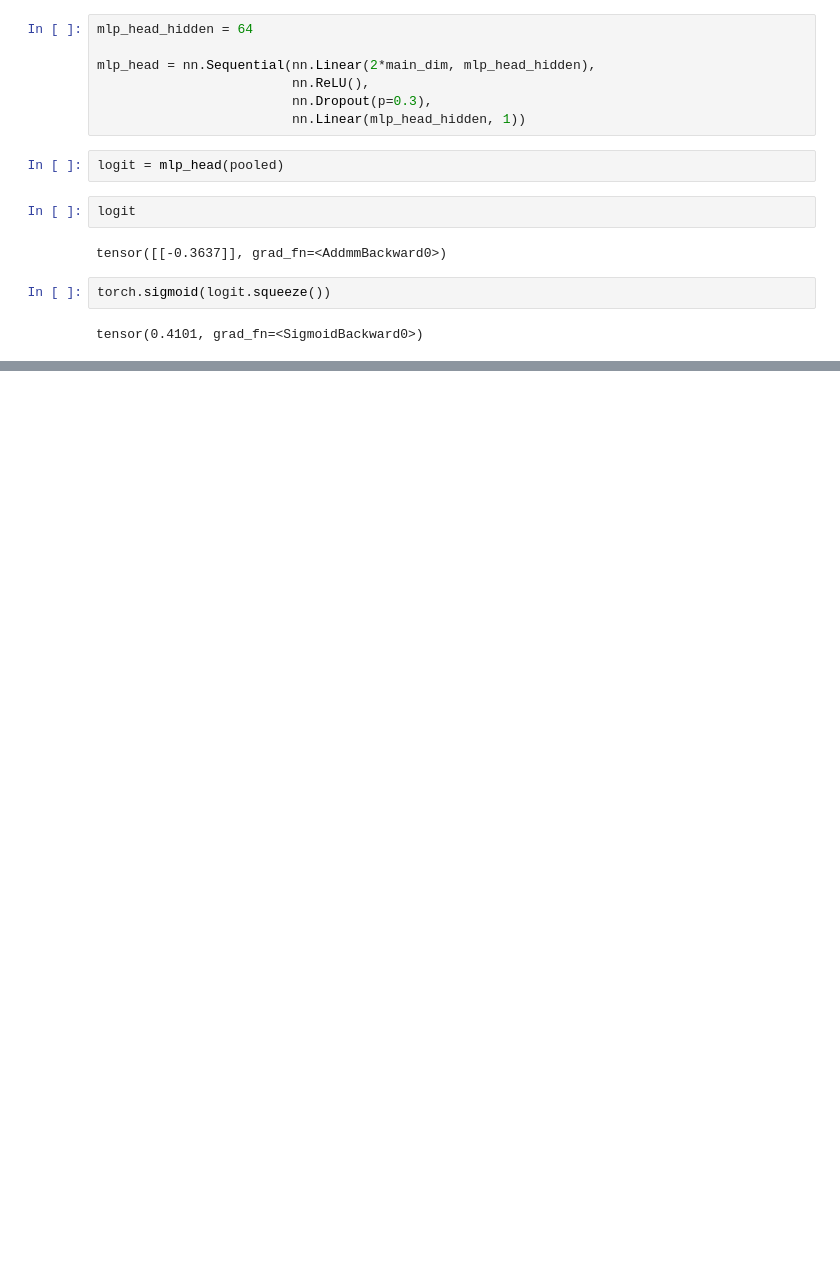
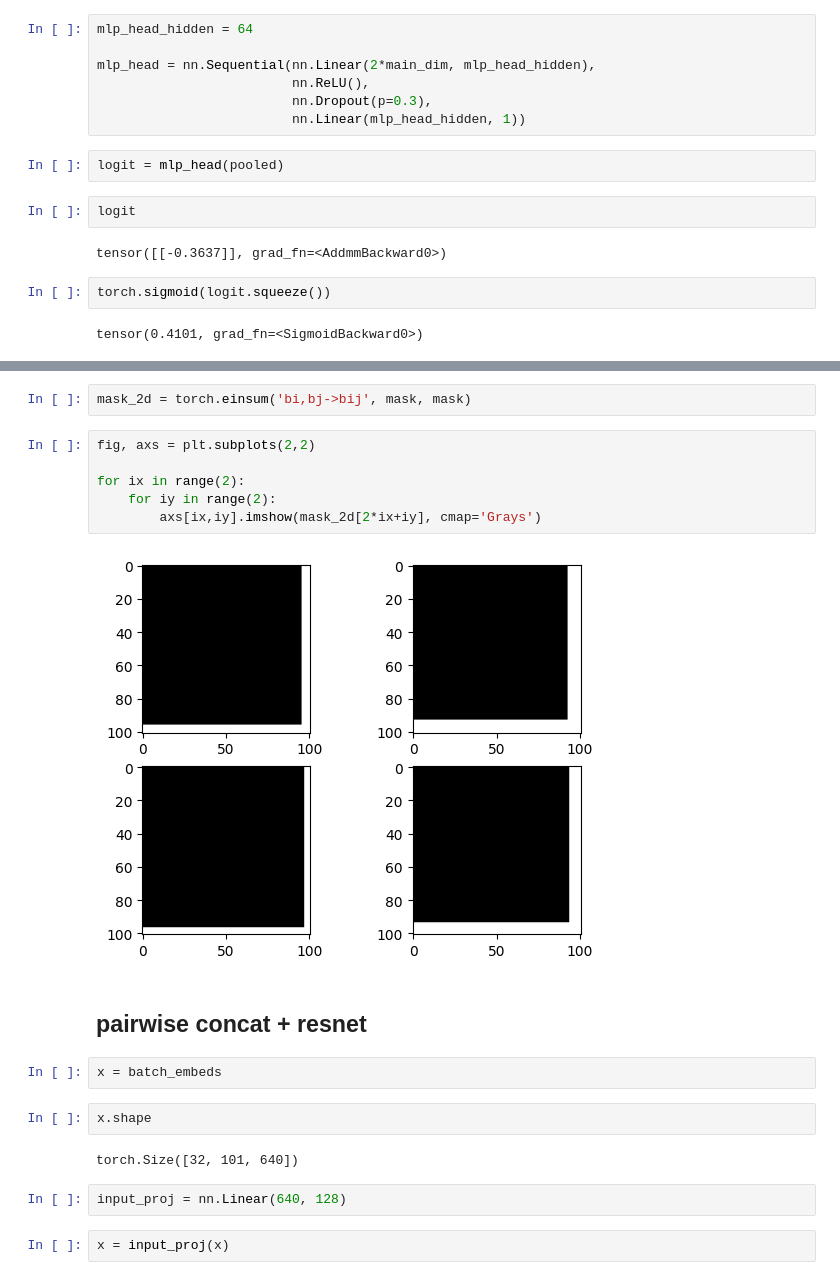
Before and after one commit to julius-2027/cs229_rna_folding, a Jupyter notebook: modular_setup_improved_numpeaks/test_pairwisemap_cnn.ipynb, the cells around one changed output, grey strips where cells are left out. Cells and saved outputs as stored; diff of their text form; blank space fills up the shorter version.

```diff
--- a/modular_setup_improved_numpeaks/test_pairwisemap_cnn.ipynb
+++ b/modular_setup_improved_numpeaks/test_pairwisemap_cnn.ipynb
@@ -320,0 +473,22 @@ class PairwiseMapCNN(BaseModel):
+# %%
+mask_2d = torch.einsum('bi,bj->bij', mask, mask)
+# %%
+fig, axs = plt.subplots(2,2)
+
+for ix in range(2):
+    for iy in range(2):
+        axs[ix,iy].imshow(mask_2d[2*ix+iy], cmap='Grays')
+# %% [output]
+[figure, added]
+# %% [markdown]
+## pairwise concat + resnet
+# %%
+x = batch_embeds
+# %%
+x.shape
+# %% [output]
+torch.Size([32, 101, 640])
+# %%
+input_proj = nn.Linear(640, 128)
+# %%
+x = input_proj(x)
```
Also changed, not shown: parts of 62 cells of this notebook, 6 other files.
